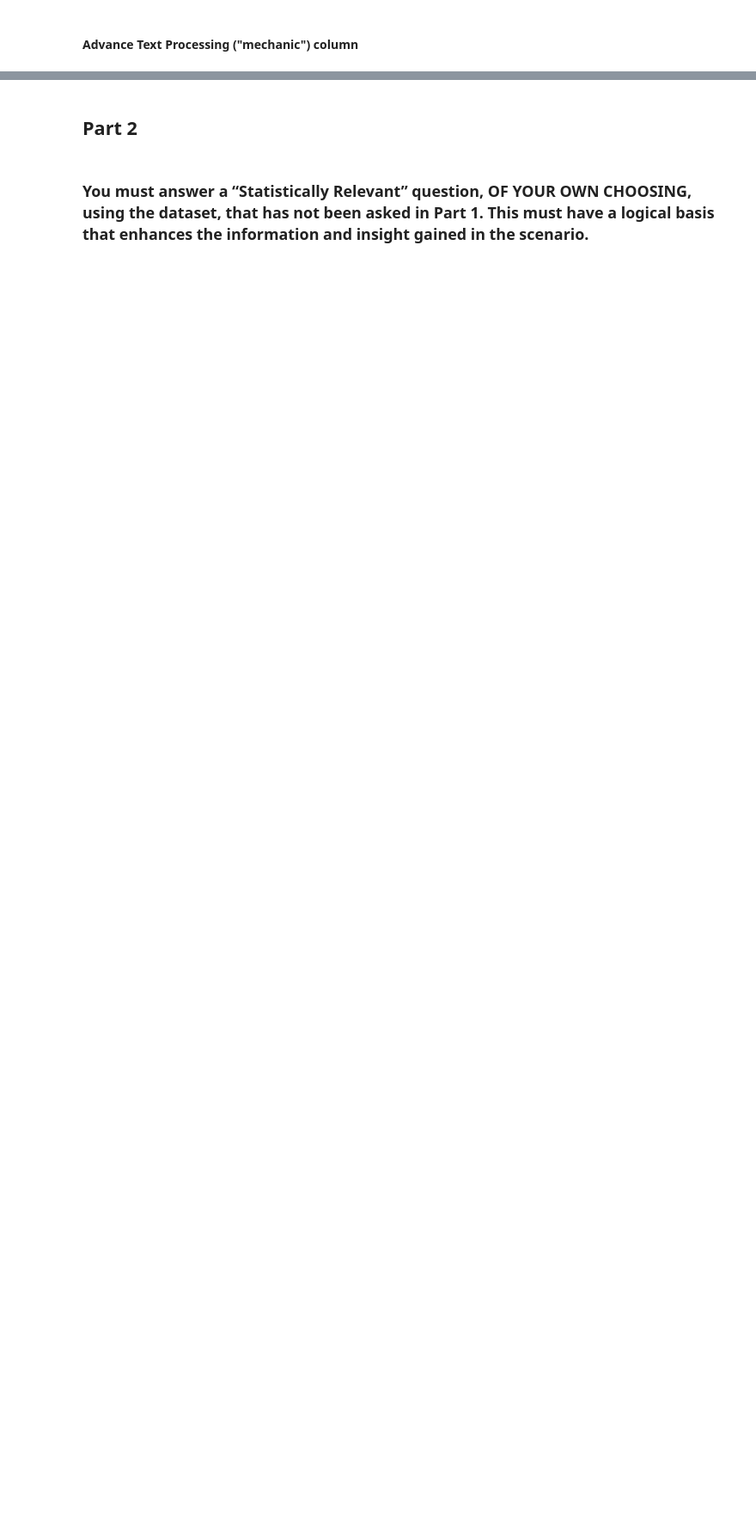
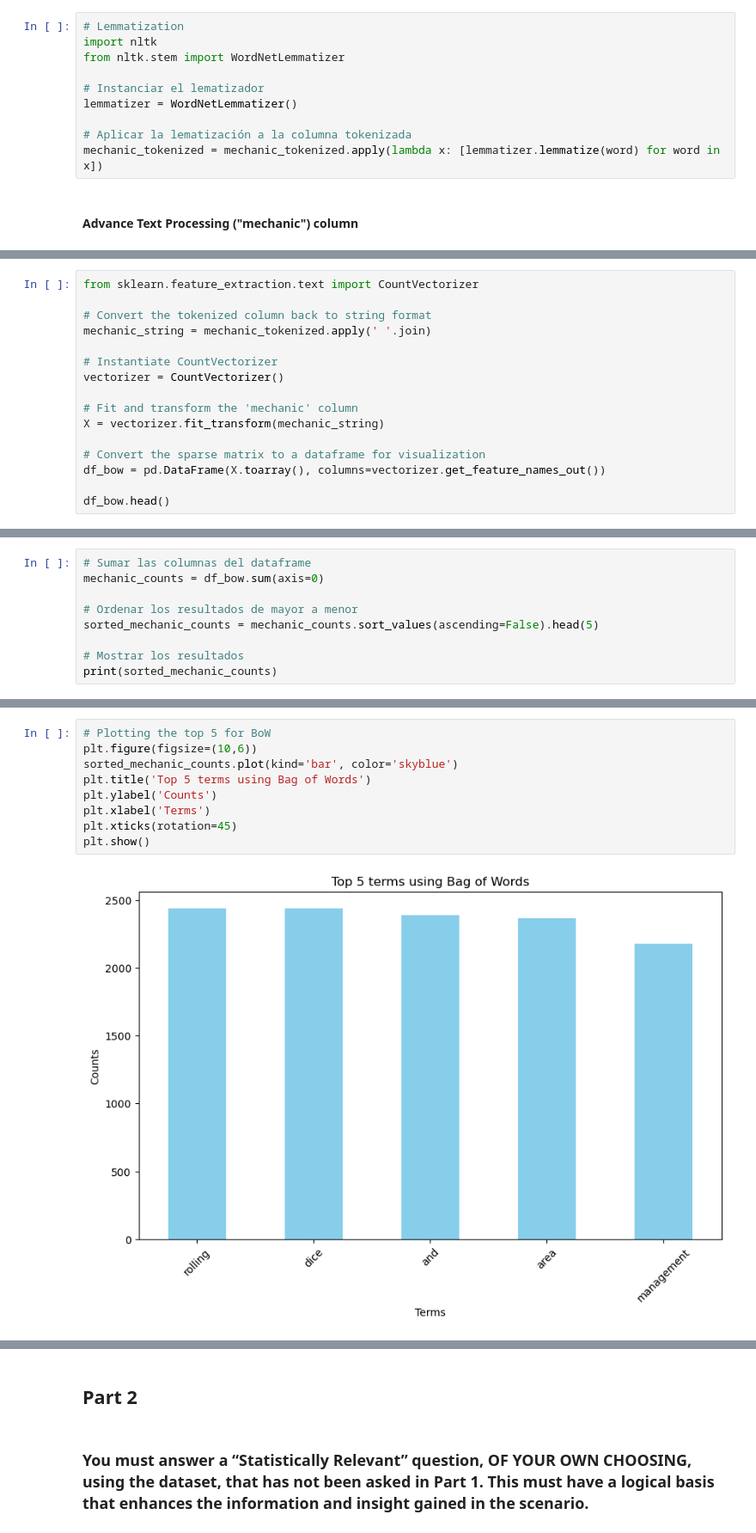
Before and after one commit to FJGM2023015/CA1_DVis_HDip_Lvl8-, a Jupyter notebook: Francisco_Gorigoitia_DVisHDip_CA1.ipynb, the cells around one changed output, grey strips where cells are left out. Shown at 86% size. Cells and saved outputs as stored; diff of their text form; blank space fills up the shorter version.

```diff
--- a/Francisco_Gorigoitia_DVisHDip_CA1.ipynb
+++ b/Francisco_Gorigoitia_DVisHDip_CA1.ipynb
@@ -1158,2 +735,12 @@ df_games[['mechanic','upper']].head()
+# %%
+# Lemmatization
+import nltk
+from nltk.stem import WordNetLemmatizer
+
+# Instanciar el lematizador
+lemmatizer = WordNetLemmatizer()
+
+# Aplicar la lematización a la columna tokenizada
+mechanic_tokenized = mechanic_tokenized.apply(lambda x: [lemmatizer.lemmatize(word) for word in x])
 # %% [markdown]
 #### Advance Text Processing ("mechanic") column
@@ -1169,0 +751,16 @@ top_5_mechanics
+# %%
+from sklearn.feature_extraction.text import CountVectorizer
+
+# Convert the tokenized column back to string format
+mechanic_string = mechanic_tokenized.apply(' '.join)
+
+# Instantiate CountVectorizer
+vectorizer = CountVectorizer()
+
+# Fit and transform the 'mechanic' column
+X = vectorizer.fit_transform(mechanic_string)
+
+# Convert the sparse matrix to a dataframe for visualization
+df_bow = pd.DataFrame(X.toarray(), columns=vectorizer.get_feature_names_out())
+
+df_bow.head()
@@ -1169,0 +775,9 @@ top_5_mechanics
+# %%
+# Sumar las columnas del dataframe
+mechanic_counts = df_bow.sum(axis=0)
+
+# Ordenar los resultados de mayor a menor
+sorted_mechanic_counts = mechanic_counts.sort_values(ascending=False).head(5)
+
+# Mostrar los resultados
+print(sorted_mechanic_counts)
@@ -1169,0 +791,11 @@ top_5_mechanics
+# %%
+# Plotting the top 5 for BoW
+plt.figure(figsize=(10,6))
+sorted_mechanic_counts.plot(kind='bar', color='skyblue')
+plt.title('Top 5 terms using Bag of Words')
+plt.ylabel('Counts')
+plt.xlabel('Terms')
+plt.xticks(rotation=45)
+plt.show()
+# %% [output]
+[figure, added]
```
Also changed, not shown: parts of 67 cells of this notebook.
